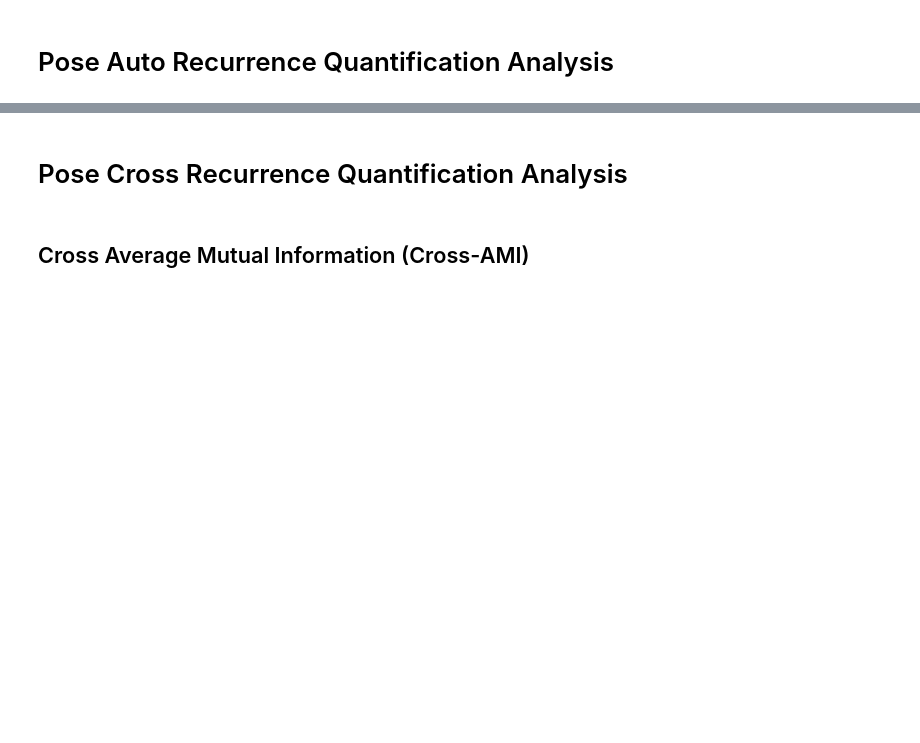
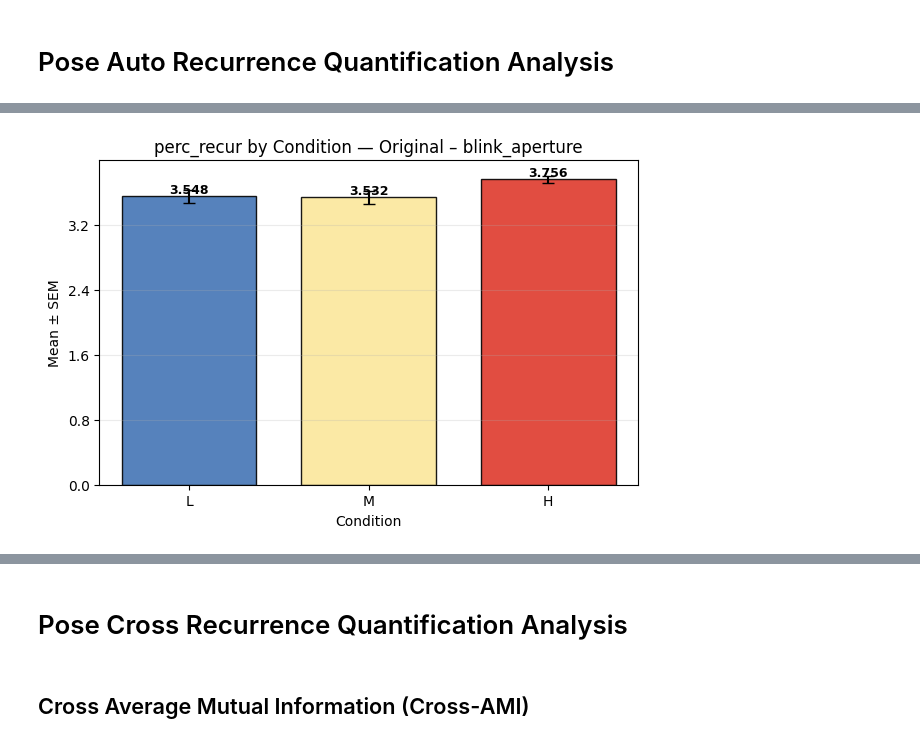
Before and after one commit to MInD-Laboratory/Measuring_Workload_Dynamics_in_OpenMATB, a Jupyter notebook: Pose/pose_recurrence.ipynb, the cells around one changed output, grey strips where cells are left out. Saved outputs shown, nothing was run; the diff lists cells and outputs as text; code cells hidden in the pictures; blank space fills up the shorter version.

Commit message:
refactor + add autoRQA in notebook

```diff
--- a/Pose/pose_recurrence.ipynb
+++ b/Pose/pose_recurrence.ipynb
@@ -337,0 +305,98 @@ Unique participants: 72
+# %%
+%matplotlib inline
+import os
+from pathlib import Path
+import pandas as pd
+from ipywidgets import ToggleButtons, Dropdown, VBox, HBox, Output
+from IPython.display import display
+
+from utils.nb_utils import (
+    candidate_metric_cols, default_metric, ensure_condition_order,
+    bar_by_condition, load_rqa_df
+)
+from utils.stats_utils import compare_groups_statistical
+
+# --- map to your RQA outputs ---
+RQA_BASE = Path(CFG.OUT_BASE) / "rqa"
+
+CSV_MAP_ALL = {
+    "Original":                 RQA_BASE / "experimental_original_rqa.csv",
+    "Procrustes (Global)":      RQA_BASE / "experimental_procrustes_global_rqa.csv",
+    "Procrustes (Participant)": RQA_BASE / "experimental_procrustes_participant_rqa.csv",
+}
+CSV_MAP = {label: path for label, path in CSV_MAP_ALL.items() if path.exists()}
+if not CSV_MAP:
+    raise RuntimeError(f"No RQA CSVs found under {RQA_BASE}")
+
+# ---- widgets ----
+w_norm    = ToggleButtons(options=list(CSV_MAP.keys()), value=list(CSV_MAP.keys())[0], description="Normalization:")
+w_feature = Dropdown(options=[], description="Feature:")   # new dropdown for feature column
+w_metric  = Dropdown(options=[], description="Metric:")
+w_test    = ToggleButtons(options=["auto", "parametric", "nonparametric"], value="auto", description="Test:")
+out_plot  = Output()
+out_stats = Output()
+
+def refresh(norm_label):
+    df = load_rqa_df(CSV_MAP[norm_label])
+    # drop window cols if present
+    df = df.drop(columns=[c for c in ["window_start","window_end"] if c in df])
+
+    # fill feature choices from 'feature' column
+    if "feature" not in df.columns:
+        raise ValueError("Expected 'feature' column in RQA CSV")
+    w_feature.options = sorted(df["feature"].unique())
+
+    # set default
+    if w_feature.value not in w_feature.options:
+        w_feature.value = w_feature.options[0]
+
+    # now restrict to that feature
+    df_feat = df[df["feature"] == w_feature.value]
+
+    # fill metric options
+    cols = candidate_metric_cols(df_feat)
+    w_metric.options = cols
+    if cols and (w_metric.value not in cols):
+        w_metric.value = default_metric(cols)
+
+def draw(*_):
+    out_plot.clear_output(); out_stats.clear_output()
+    df = load_rqa_df(CSV_MAP[w_norm.value])
+    df = df.drop(columns=[c for c in ["window_start","window_end"] if c in df])
+
+    # filter by feature
+    df = df[df["feature"] == w_feature.value]
+
+    if not w_metric.options or w_metric.value not in w_metric.options:
+        refresh(w_norm.value)
+    metric = w_metric.value
+    if metric is None:
+        with out_plot: print("No numeric metric found in file."); return
+
+    # plot
+    with out_plot:
+        bar_by_condition(df, metric, title_suffix=f"{w_norm.value} – {w_feature.value}")
+
+    # stats
+    res = compare_groups_statistical(df, metric, test_type=w_test.value)
+    with out_stats:
+        print(f"Omnibus: {res['omnibus']['name']}  stat={res['omnibus']['stat']:.4f}  p={res['omnibus']['p']:.4g}")
+        print(f"Test type: {res['test_type']}\n")
+        print("Descriptives (per condition):")
+        display(res["descriptives"].style.format({"mean":"{:.4f}","std":"{:.4f}","sem":"{:.4f}","median":"{:.4f}"}))
+        if not res["pairwise"].empty:
+            print("\nPairwise (Holm–Bonferroni corrected):")
+            display(res["pairwise"].style.format({"p_raw":"{:.4g}","p_holm":"{:.4g}"}))
+        else:
+            print("\nPairwise: (k<=2 or not applicable)")
+
+# wire events
+w_norm.observe(lambda ch: (ch["name"]=="value") and (refresh(ch["new"]) or draw()))
+w_feature.observe(lambda ch: (ch["name"]=="value") and draw())
+w_metric.observe(lambda ch: (ch["name"]=="value") and draw())
+w_test.observe(lambda ch: (ch["name"]=="value") and draw())
+
+# init
+refresh(w_norm.value); draw()
+display(VBox([HBox([w_norm, w_feature, w_metric, w_test]), out_plot, out_stats]))
+# %% [output]
@@ -337,0 +404 @@ Unique participants: 72
+[figure, added]
```
Also changed, not shown: parts of 10 cells of this notebook, 41 other files.
